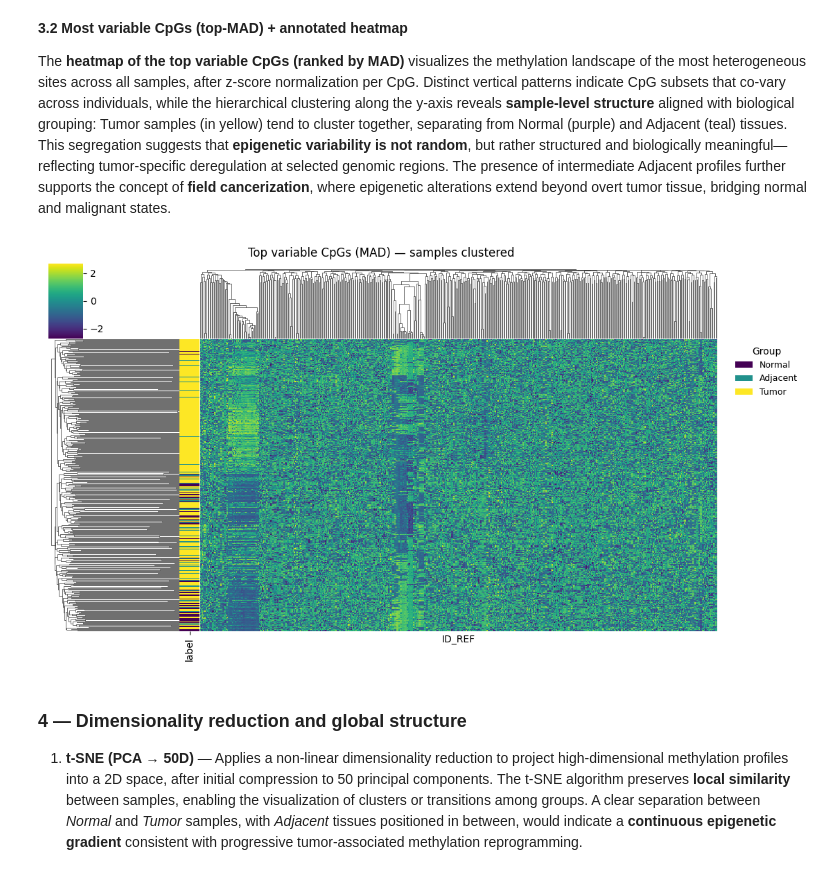
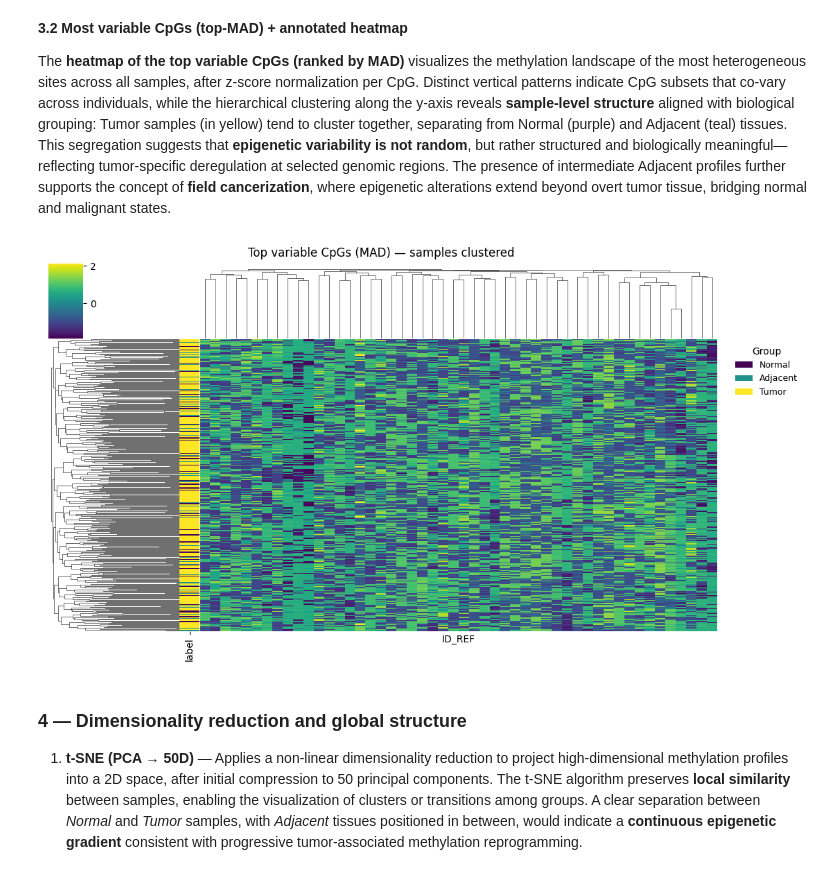
Before and after one commit to elisabettaroviera/THESIS, a Jupyter notebook: 01 - Notebook/01-data-exploration.ipynb, the cells around one changed output. Drawn from its saved outputs; the diff is of its cells as text; code cells hidden in the pictures.

Commit message:
Data exploration & visualization - Third final version

```diff
--- a/01 - Notebook/01-data-exploration.ipynb
+++ b/01 - Notebook/01-data-exploration.ipynb
@@ -434,11 +436,6 @@ BETA = raw_dataset.drop(columns=['label']).apply(pd.to_numeric, errors='coerce')
 # Coerce labels to integers {0,1,2} then map to names
 label_raw = pd.to_numeric(raw_dataset['label'], errors='coerce')  # handles '0','1','2','0.0',...
 LABEL = label_raw.astype('Int64').map({0:'Normal', 1:'Adjacent', 2:'Tumor'})
-
-# Keep only rows (samples) with a valid label and at least one numeric value
-mask_rows = LABEL.notna() & BETA.notna().any(axis=1)
-BETA  = BETA.loc[mask_rows]
-LABEL = LABEL.loc[mask_rows]
 
 # Per-sample summaries
 mean_beta = BETA.mean(axis=1)
@@ -468,5 +465,6 @@ plt.ylabel("Per-sample mean β")
 plt.xlabel("")
 plt.title("Global methylation level by group")
 plt.tight_layout()
+plt.savefig("plot_1_4_Per_sample_summary_mean_β_and_IQR_β_by_group.png", dpi=300, bbox_inches="tight")
 plt.show()
 # %% [output]
@@ -614,12 +613,6 @@ This plot thus helps **prioritize CpG loci with heterogeneous methylation profil
 # %%
 # 2.3 Boxplots of top-10 CpGs with the highest number of outliers
 warnings.filterwarnings('ignore')
-
-# Remove label column
-BETA = raw_dataset.drop(columns=['label'])
-
-# Compute IQR-based outlier mask
-outliers = (BETA < (Q1 - 3 * IQR)) | (BETA > (Q3 + 3 * IQR))
 
 # Select top 10 CpGs with most outlier samples
 outlier_counts = outliers.sum().sort_values(ascending=False)
@@ -636,7 +629,6 @@ sns.boxplot(
     palette=sns.color_palette("viridis", n_colors=len(top_cpgs))
 )
 
-# Aesthetic details
 plt.xticks(rotation=45, ha='right')
 plt.ylabel("β-value")
 plt.xlabel("")
@@ -644,6 +636,7 @@ plt.title("Boxplots of top 10 CpGs with most methylation outliers")
 plt.grid(axis='y', alpha=0.3)
 sns.despine()
 plt.tight_layout()
+plt.savefig("plot_2_3_Boxplots_of_top_10_CpGs_with_the_highest_number_of_outliers.png", dpi=300, bbox_inches="tight")
 plt.show()
 # %% [output]
 [figure]
@@ -662,9 +655,6 @@ This pattern is consistent with the concept of **localized epigenetic instabilit
 # %%
 # 2.4 Volcano-like plot of CpG outliers (robust Z vs p-value)
 warnings.filterwarnings('ignore')
-
-# Remove label column
-BETA = raw_dataset.drop(columns=['label'])
 
 # Median and MAD per CpG (column-wise)
 median = BETA.median(axis=0)
@@ -691,13 +681,13 @@ sns.scatterplot(
     edgecolor='none'
 )
 
-# Axes labels and styling
 plt.xlabel("Max |Z-score| per CpG")
 plt.ylabel("-log10(p-value)")
 plt.title("Volcano-like plot of CpG methylation outliers")
 plt.grid(alpha=0.3)
 sns.despine()
 plt.tight_layout()
+plt.savefig("plot_2_4_Volcano_like_plot_of_CpG_outliers.png", dpi=300, bbox_inches="tight")
 plt.show()
 # %% [output]
 [figure]
@@ -761,38 +773,39 @@ warnings.filterwarnings('ignore')
 mad_per_cpg = (BETA - BETA.mean()).abs().mean(axis=0)
 
 # Select top variable CpGs
-TOP_N = 500
+TOP_N = 50
 top_cpgs = mad_per_cpg.nlargest(min(TOP_N, BETA.shape[1])).index
 X = BETA.loc[:, top_cpgs]
 
 # Row color annotations by group
 group_palette = {'Normal':'#440154', 'Adjacent':'#21918c', 'Tumor':'#fde725'}
 row_colors = LABEL.map(group_palette)
 
 # Cluster heatmap
 g = sns.clustermap(
     X,
     metric="correlation",
     z_score=1,                  # standardize columns (CpGs)
-    cmap="viridis",             # consistent color scheme
+    cmap="viridis",
     row_colors=row_colors,
     figsize=(10, 6),
     xticklabels=False,
     yticklabels=False
 )
 
 # Add title and legend
 g.fig.suptitle("Top variable CpGs (MAD) — samples clustered", y=1.02, fontsize=12)
 handles = [Patch(facecolor=col, edgecolor='none', label=lab) for lab, col in group_palette.items()]
 g.ax_heatmap.legend(
     handles=handles, title="Group",
     loc='upper left', bbox_to_anchor=(1.02, 1.0),
     frameon=False, fontsize=9, title_fontsize=10
 )
 
+plt.savefig("plot_3_2_Most_variable_CpGs_annotated_heatmap.png", dpi=300, bbox_inches="tight")
 plt.show()
 # %% [output]
-[figure, old version]
+[figure, new version]
 # %% [markdown]
 ### 4 — Dimensionality reduction and global structure
 
```
Also changed, not shown: parts of 18 cells of this notebook.
